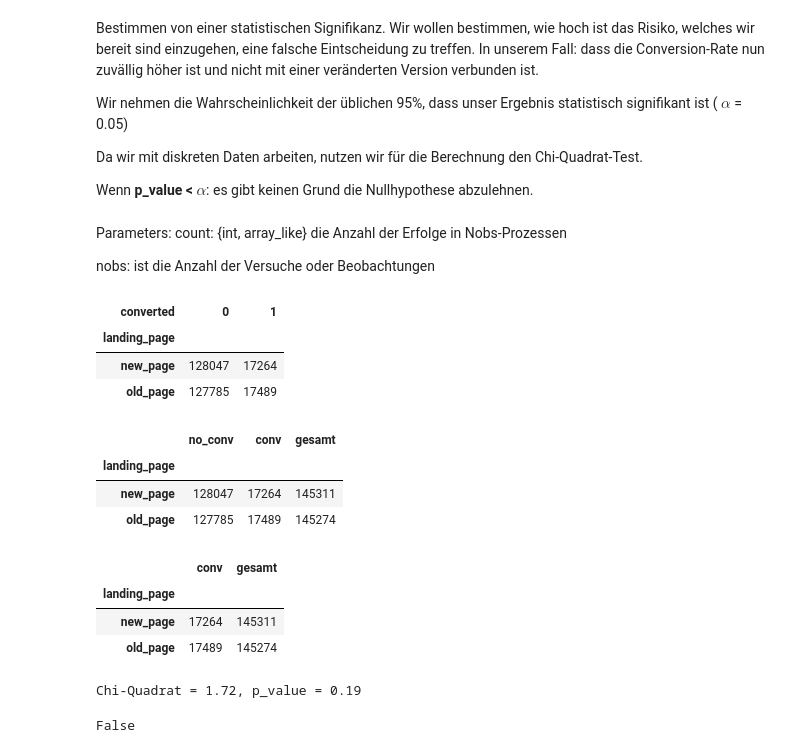
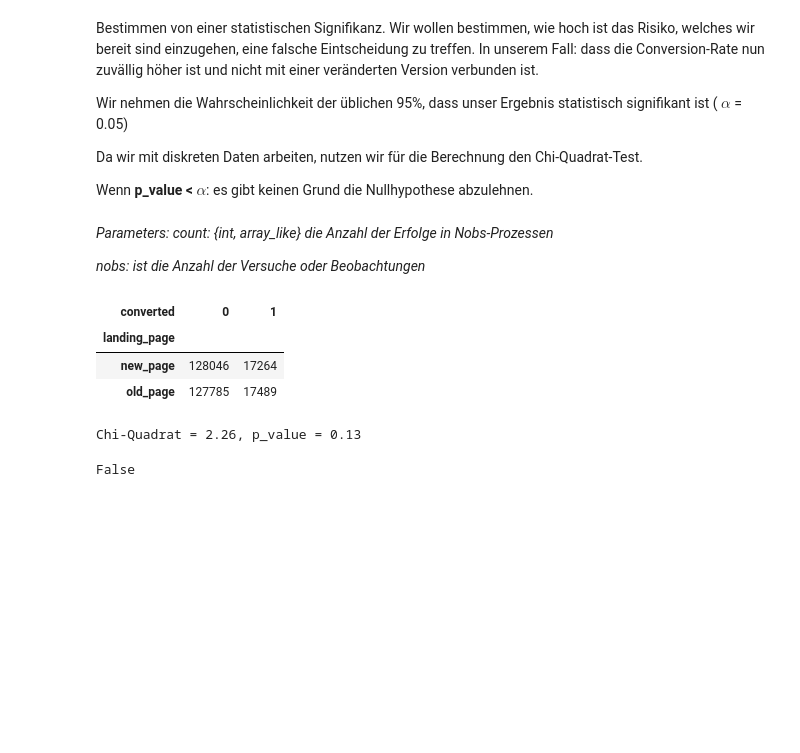
Before and after one commit to okirsch/E_Commerce, a Jupyter notebook: E-Commerce.ipynb, the cells around one changed output. Drawn from its saved outputs; the diff is of its cells as text; code cells hidden in the pictures; blank space fills up the shorter version.

```diff
--- a/E-Commerce.ipynb
+++ b/E-Commerce.ipynb
@@ -112,3 +122,5 @@ df.pivot_table(index=['group'], columns = ['landing_page'], values=['user_id'],
+# %%
+df.drop(pd.to_datetime('2017-01-14 02:55:59.590927'), inplace=True) # löschen vom Duplikat
 # %% [markdown]
 Sieht gut aus.
 # %% [markdown]
@@ -214,35 +224,17 @@ import statsmodels.stats.proportion as proportion
 # %%
 #??proportion.proportions_chisquare
 # %% [markdown]
-Parameters:
+*Parameters:
 count: {int, array_like}
-         die Anzahl der Erfolge in Nobs-Prozessen
+         die Anzahl der Erfolge in Nobs-Prozessen*
 
-nobs: ist
-         die Anzahl der Versuche oder Beobachtungen
+*nobs: ist
+         die Anzahl der Versuche oder Beobachtungen*
 # %%
-tab_chi2= pd.crosstab(df.landing_page, df.converted, normalize = False)
-tab_chi2
+tab_chi= pd.crosstab(df.landing_page, df.converted, normalize = False)
+tab_chi
 # %% [output]
 | converted | 0 | 1 |
 | landing_page |  |  |
-| new_page | 128047 | 17264 |
+| new_page | 128046 | 17264 |
 | old_page | 127785 | 17489 |
-# %%
-tab_chi = tab_chi2.copy()
-tab_chi['gesamt'] = tab_chi.sum(axis=1)
-tab_chi.columns= ['no_conv','conv','gesamt']
-tab_chi
-# %% [output]
-|  | no_conv | conv | gesamt |
-| landing_page |  |  |  |
-| new_page | 128047 | 17264 | 145311 |
-| old_page | 127785 | 17489 | 145274 |
-# %%
-df_chi =pd.DataFrame(tab_chi[['conv', 'gesamt']])
-df_chi
-# %% [output]
-|  | conv | gesamt |
-| landing_page |  |  |
-| new_page | 17264 | 145311 |
-| old_page | 17489 | 145274 |
@@ -249,6 +243,6 @@ df_chi
 # %%
-chistat, p_value, tabelle = proportion.proportions_chisquare(tab_chi['conv'], tab_chi['gesamt'])
+chistat, p_value, tabelle = proportion.proportions_chisquare(tab_chi['konv'], tab_chi['gesamt'])
 print('Chi-Quadrat = %.2f, p_value = %.2f' % (chistat,p_value))
 # %% [output]
-Chi-Quadrat = 1.72, p_value = 0.19
+Chi-Quadrat = 2.26, p_value = 0.13
 # %%
```
Also changed, not shown: parts of 9 cells of this notebook.
